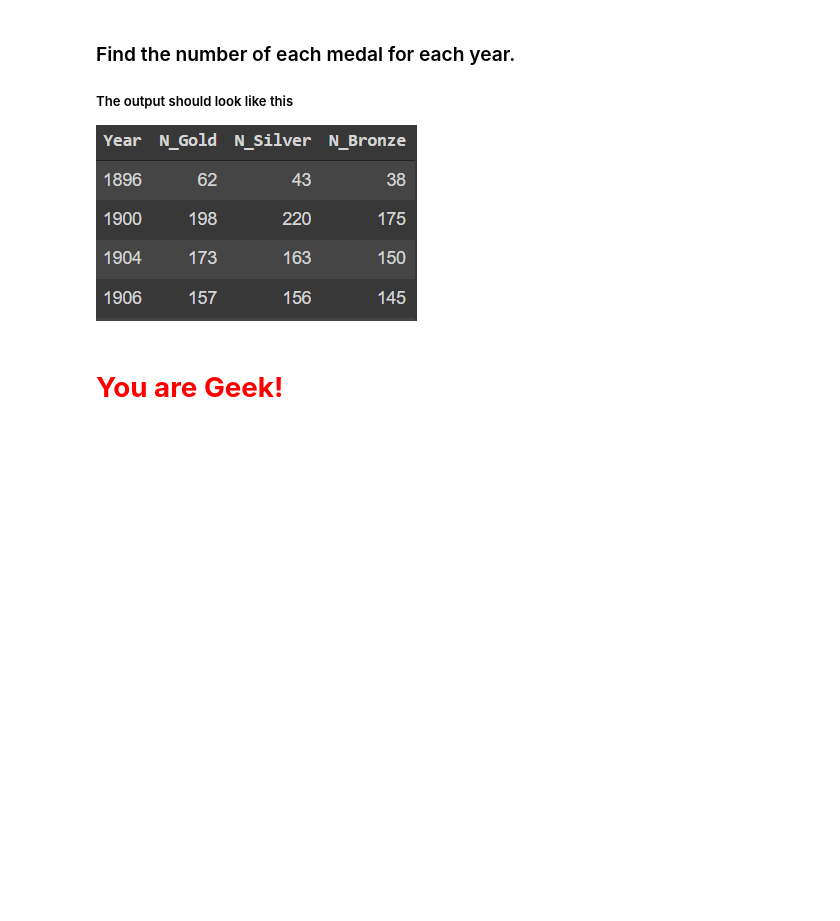
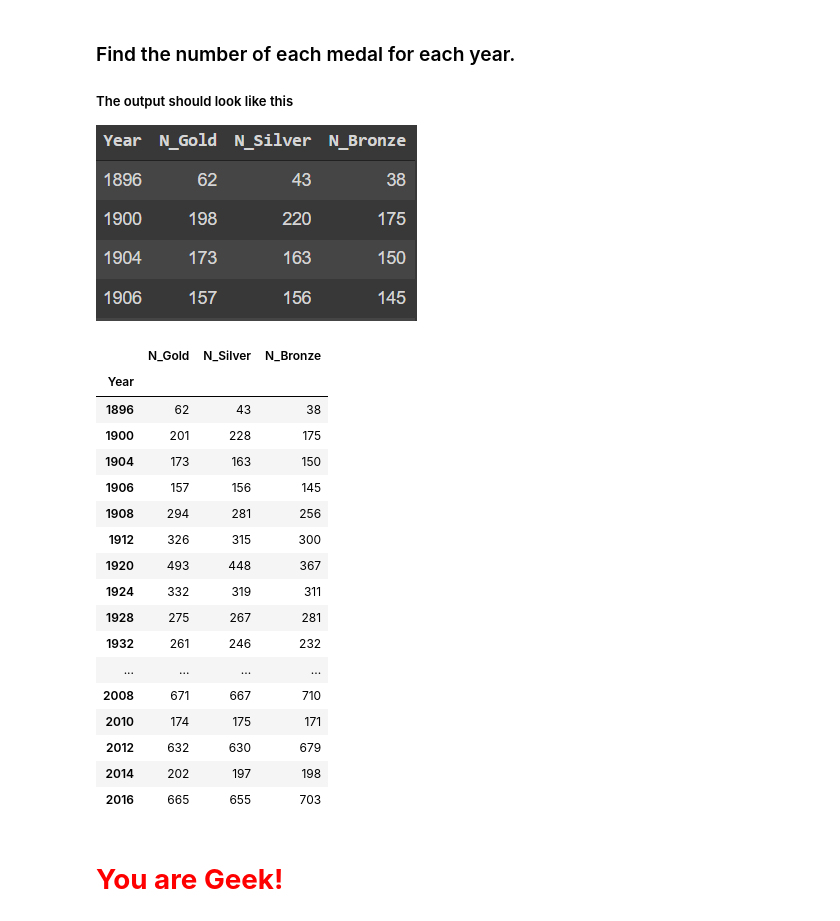
Before and after one commit to esraa-abdelmaksoud/Shai-Training-Notebooks, a Jupyter notebook: Olympic.ipynb, the cells around one changed output. Cells and saved outputs as stored; diff of their text form; code cells hidden in the pictures; blank space fills up the shorter version.

```diff
--- a/Olympic.ipynb
+++ b/Olympic.ipynb
@@ -28,6 +120,35 @@
 ### Find the number of each medal for each year.
 ##### The output should look like this
 ![Capture.PNG](embedded-picture-1)
+# %%
+new_df = df[['Year', 'Medal']].dropna()
+n_df = new_df.groupby('Year')['Medal'].value_counts().reset_index("Year")
+n_df.columns = ['Year','Count']
+n_df.reset_index(inplace=True)
+piv = n_df.pivot(index="Year", columns="Medal", values="Count")
+final_df = piv[['Gold','Silver','Bronze']]
+final_df.rename_axis(columns=None)
+final_df.columns = ['N_Gold', 'N_Silver', 'N_Bronze']
+final_df
+# %% [output]
+|  | N_Gold | N_Silver | N_Bronze |
+| Year |  |  |  |
+| 1896 | 62 | 43 | 38 |
+| 1900 | 201 | 228 | 175 |
+| 1904 | 173 | 163 | 150 |
+| 1906 | 157 | 156 | 145 |
+| 1908 | 294 | 281 | 256 |
+| 1912 | 326 | 315 | 300 |
+| 1920 | 493 | 448 | 367 |
+| 1924 | 332 | 319 | 311 |
+| 1928 | 275 | 267 | 281 |
+| 1932 | 261 | 246 | 232 |
+| ... | ... | ... | ... |
+| 2008 | 671 | 667 | 710 |
+| 2010 | 174 | 175 | 171 |
+| 2012 | 632 | 630 | 679 |
+| 2014 | 202 | 197 | 198 |
+| 2016 | 665 | 655 | 703 |
 # %% [markdown]
 # <font color='red'>**You are Geek!**</fond>
 # %% [markdown]
```
Also changed, not shown: parts of 8 cells of this notebook.
